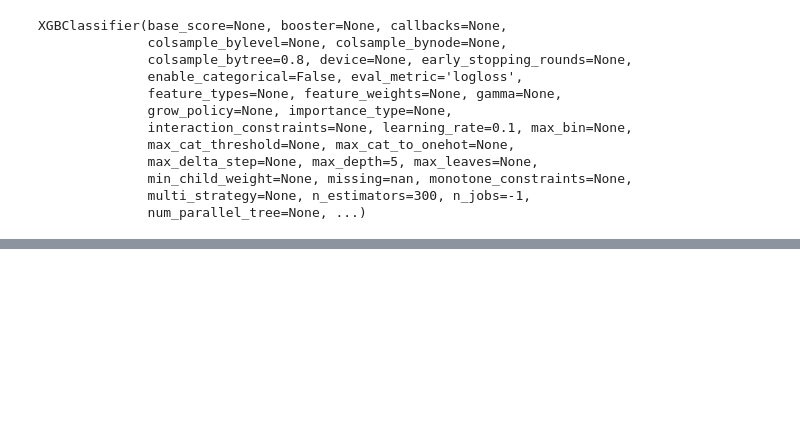
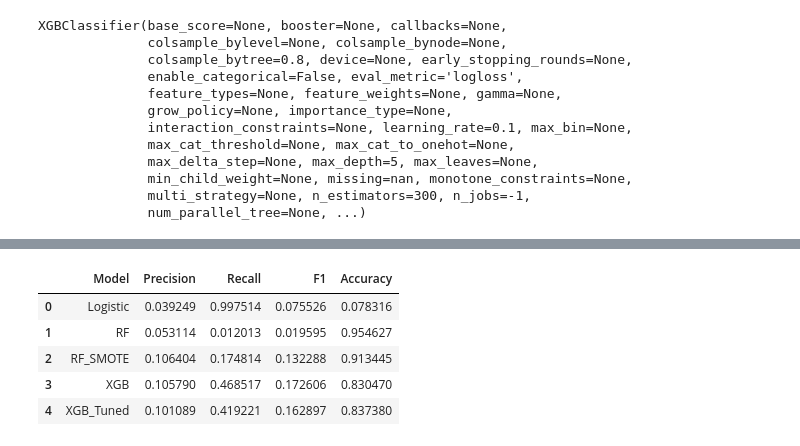
Before and after one commit to ESLAM-MO1/Big-Data-Analytics-For-Health-Care-Institution-Graduation-Project-, a Jupyter notebook: models/new_stroke.ipynb, the cells around one changed output, grey strips where cells are left out. Drawn from its saved outputs; the diff is of its cells as text; code cells hidden in the pictures; blank space fills up the shorter version.

```diff
--- a/models/new_stroke.ipynb
+++ b/models/new_stroke.ipynb
@@ -470,7 +475,7 @@ XGBClassifier(base_score=None, booster=None, callbacks=None,
               multi_strategy=None, n_estimators=300, n_jobs=-1,
               num_parallel_tree=None, ...)
 # %%
-y_pred = xgb.predict(X_test)
+y_pred = xgb_model.predict(X_test)
 
 from sklearn.metrics import confusion_matrix, classification_report
 
@@ -519,7 +524,7 @@ weighted avg       0.94      0.82      0.87     59771
 from sklearn.model_selection import RandomizedSearchCV
 from xgboost import XGBClassifier
 
-xgb = XGBClassifier(
+xgb_base = XGBClassifier(
     eval_metric="logloss",
     n_jobs=-1,
     random_state=42
@@ -536,7 +541,7 @@ param_grid = {
 }
 
 search = RandomizedSearchCV(
-    xgb,
+    xgb_base,
     param_grid,
     n_iter=10,
     scoring="f1",
@@ -601,0 +630,23 @@ EDA
+# %%
+from sklearn.metrics import precision_score, recall_score, f1_score, accuracy_score
+
+def evaluate_model(name, model):
+
+    y_pred = model.predict(X_test)
+
+    precision = precision_score(y_test, y_pred)
+    recall = recall_score(y_test, y_pred)
+    f1 = f1_score(y_test, y_pred)
+    acc = accuracy_score(y_test, y_pred)
+
+    return [name, precision, recall, f1, acc]
+# %%
+results = []
+
+results.append(evaluate_model("Logistic", model))
+results.append(evaluate_model("RF", rf))
+results.append(evaluate_model("RF_SMOTE", rf_sm))
+results.append(evaluate_model("XGB", xgb_model))
+results.append(evaluate_model("XGB_Tuned", best_xgb))
+
+results
@@ -601,0 +671,16 @@ EDA
+# %%
+import pandas as pd
+
+results_df = pd.DataFrame(
+    results,
+    columns=["Model", "Precision", "Recall", "F1", "Accuracy"]
+)
+
+results_df
+# %% [output]
+|  | Model | Precision | Recall | F1 | Accuracy |
+| 0 | Logistic | 0.039249 | 0.997514 | 0.075526 | 0.078316 |
+| 1 | RF | 0.053114 | 0.012013 | 0.019595 | 0.954627 |
+| 2 | RF_SMOTE | 0.106404 | 0.174814 | 0.132288 | 0.913445 |
+| 3 | XGB | 0.105790 | 0.468517 | 0.172606 | 0.830470 |
+| 4 | XGB_Tuned | 0.101089 | 0.419221 | 0.162897 | 0.837380 |
```
Also changed, not shown: parts of 25 cells of this notebook.
